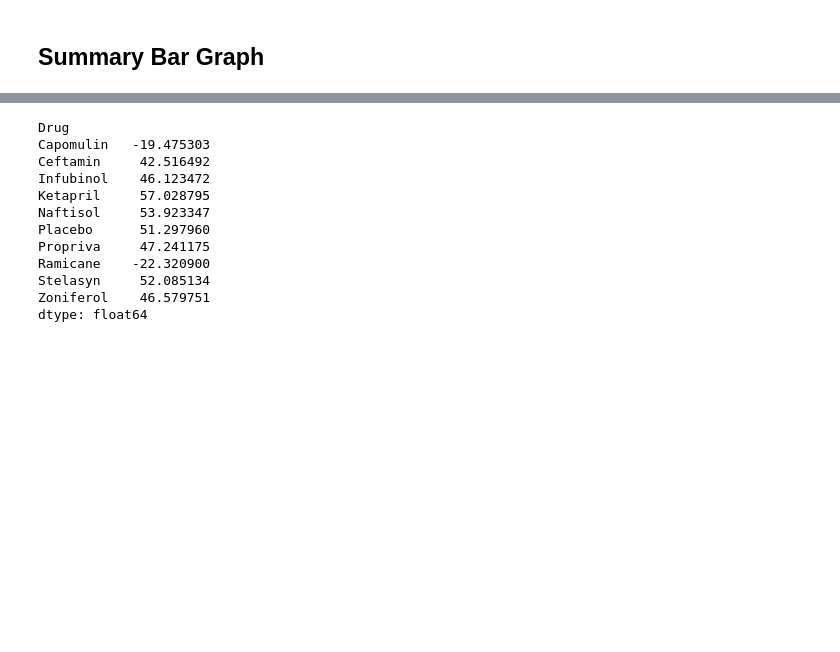
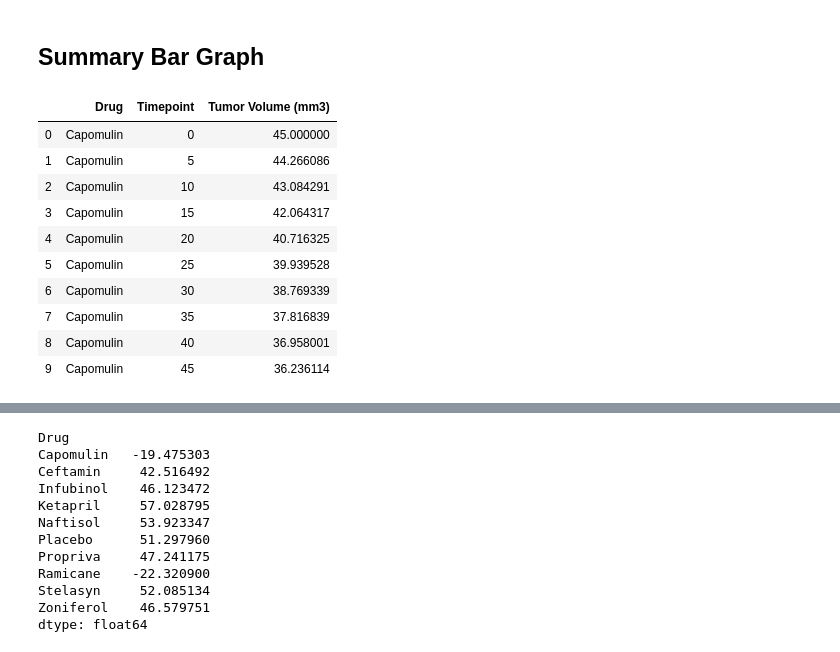
Before and after one commit to m-zurita/matplotlib-challenge, a Jupyter notebook: Pymaceuticals_pymaceuticals_starter.ipynb, the cells around one changed output, grey strips where cells are left out. Drawn from its saved outputs; the diff is of its cells as text; code cells hidden in the pictures; blank space fills up the shorter version.

```diff
--- a/Pymaceuticals_pymaceuticals_starter.ipynb
+++ b/Pymaceuticals_pymaceuticals_starter.ipynb
@@ -266,5 +259,17 @@ plt.grid()
 ## Summary Bar Graph
 # %%
 # Calculate the percent changes for each drug
-
+Mean_VolDF.head(10)
 # Display the data to confirm
+# %% [output]
+|  | Drug | Timepoint | Tumor Volume (mm3) |
+| 0 | Capomulin | 0 | 45.000000 |
+| 1 | Capomulin | 5 | 44.266086 |
+| 2 | Capomulin | 10 | 43.084291 |
+| 3 | Capomulin | 15 | 42.064317 |
+| 4 | Capomulin | 20 | 40.716325 |
+| 5 | Capomulin | 25 | 39.939528 |
+| 6 | Capomulin | 30 | 38.769339 |
+| 7 | Capomulin | 35 | 37.816839 |
+| 8 | Capomulin | 40 | 36.958001 |
+| 9 | Capomulin | 45 | 36.236114 |
```
Also changed, not shown: parts of 7 cells of this notebook, 1 other file.
